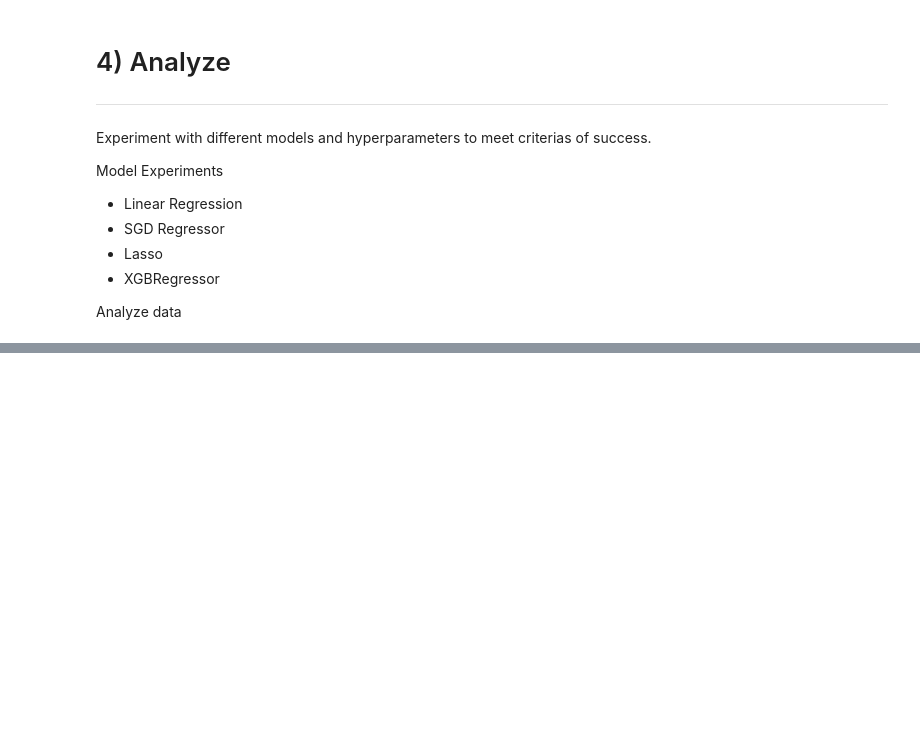
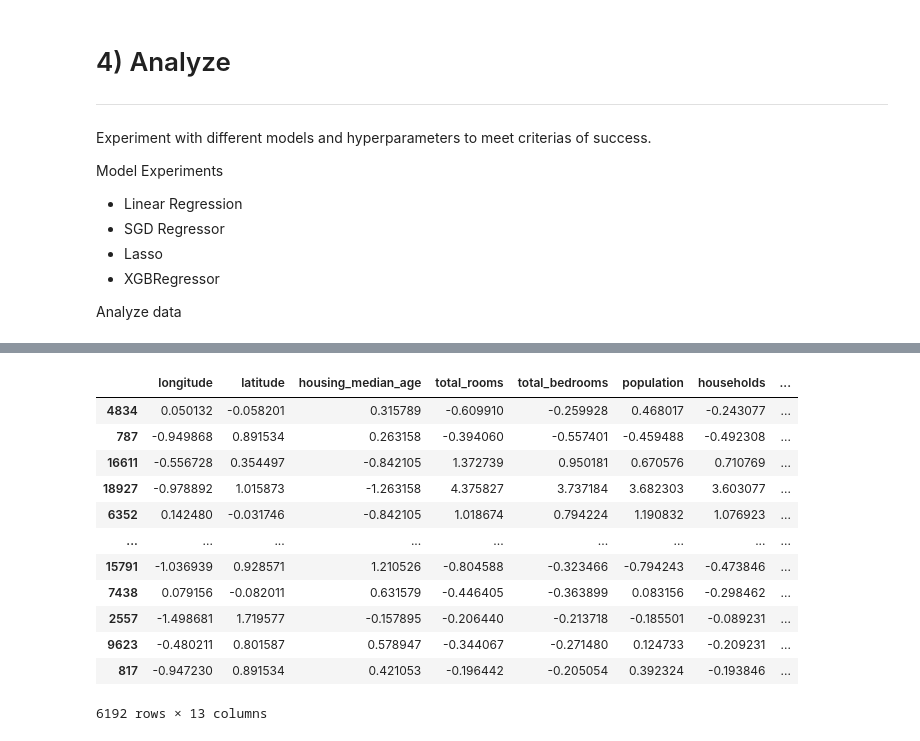
Before and after one commit to Kirlewn/Machine-Learning-Projects, a Jupyter notebook: Regression/california_housing_ml_notebook.ipynb, the cells around one changed output, grey strips where cells are left out. Drawn from its saved outputs; the diff is of its cells as text; code cells hidden in the pictures; blank space fills up the shorter version.

```diff
--- a/Regression/california_housing_ml_notebook.ipynb
+++ b/Regression/california_housing_ml_notebook.ipynb
@@ -657,0 +770,17 @@ Analyze data
+# %%
+x_test = x_test.rename(columns = {"<1H OCEAN" : " LESS 1H OCEAN"})
+x_test
+# %% [output]
+|  | longitude | latitude | housing_median_age | total_rooms | total_bedrooms | population | households | ... |
+| 4834 | 0.050132 | -0.058201 | 0.315789 | -0.609910 | -0.259928 | 0.468017 | -0.243077 | ... |
+| 787 | -0.949868 | 0.891534 | 0.263158 | -0.394060 | -0.557401 | -0.459488 | -0.492308 | ... |
+| 16611 | -0.556728 | 0.354497 | -0.842105 | 1.372739 | 0.950181 | 0.670576 | 0.710769 | ... |
+| 18927 | -0.978892 | 1.015873 | -1.263158 | 4.375827 | 3.737184 | 3.682303 | 3.603077 | ... |
+| 6352 | 0.142480 | -0.031746 | -0.842105 | 1.018674 | 0.794224 | 1.190832 | 1.076923 | ... |
+| ... | ... | ... | ... | ... | ... | ... | ... | ... |
+| 15791 | -1.036939 | 0.928571 | 1.210526 | -0.804588 | -0.323466 | -0.794243 | -0.473846 | ... |
+| 7438 | 0.079156 | -0.082011 | 0.631579 | -0.446405 | -0.363899 | 0.083156 | -0.298462 | ... |
+| 2557 | -1.498681 | 1.719577 | -0.157895 | -0.206440 | -0.213718 | -0.185501 | -0.089231 | ... |
+| 9623 | -0.480211 | 0.801587 | 0.578947 | -0.344067 | -0.271480 | 0.124733 | -0.209231 | ... |
+| 817 | -0.947230 | 0.891534 | 0.421053 | -0.196442 | -0.205054 | 0.392324 | -0.193846 | ... |
+6192 rows × 13 columns
```
Also changed, not shown: parts of 38 cells of this notebook.
